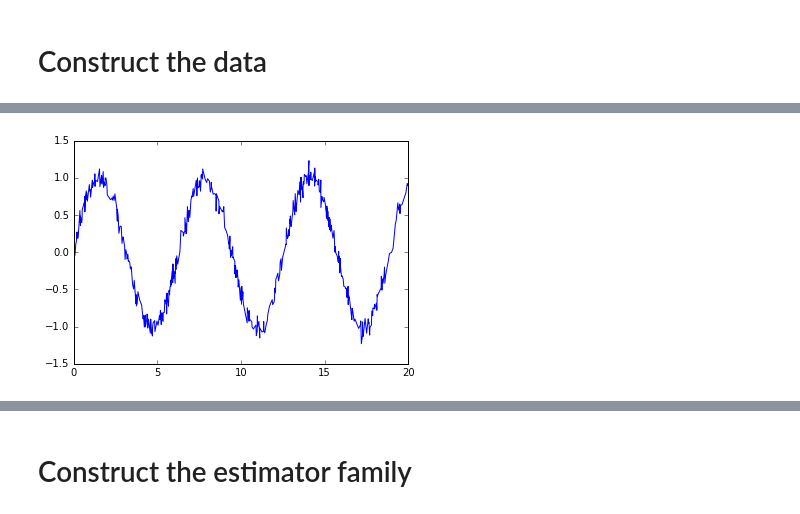
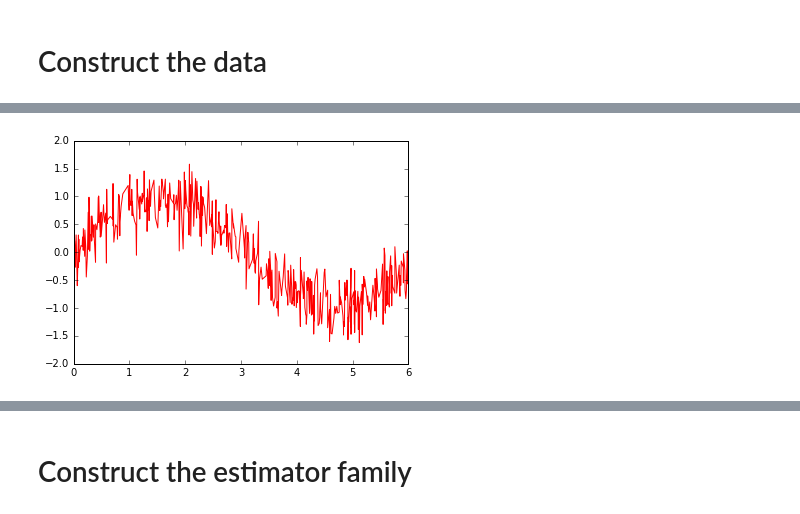
Before and after one commit to Symcies/aggregated_models, a Jupyter notebook: Untitled.ipynb, the cells around one changed output, grey strips where cells are left out. Saved outputs shown, nothing was run; the diff lists cells and outputs as text; code cells hidden in the pictures.

```diff
--- a/Untitled.ipynb
+++ b/Untitled.ipynb
@@ -5,10 +5,16 @@ import matplotlib.pyplot as plt
 # %% [markdown]
 # Construct the data
 # %%
-# In the paper, n belongs to 256, 512, 1024, 2043
+# In the paper, n belongs to 256, 512, 1024, 2048
 n = 512
-X = np.random.uniform(low = 0, high = 20, size = n)
-ksi = np.random.normal(loc = 0., scale = 0.08, size = n)
+X = np.random.uniform(low = 0, high = 6, size = n)
+
+
+### Noise ###
+sigmas_square = [0.1 for i in range(n)]
+cov_matrix = np.diag(sigmas_square)
+mean_localization = [0. for i in range(n)]
+ksi = np.random.multivariate_normal(mean_localization, cov_matrix)
 # %%
 def signal(x, name = None):
     Y = np.sin(x)
@@ -21,6 +33,5 @@ Y = Y[idx]
 # %%
-
-plt.plot(X,Y)
+plt.plot(X,Y, color = 'r')
 plt.show()
 # %% [output]
-[figure, old version]
+[figure, new version]
```
Also changed, not shown: parts of 17 cells of this notebook.
